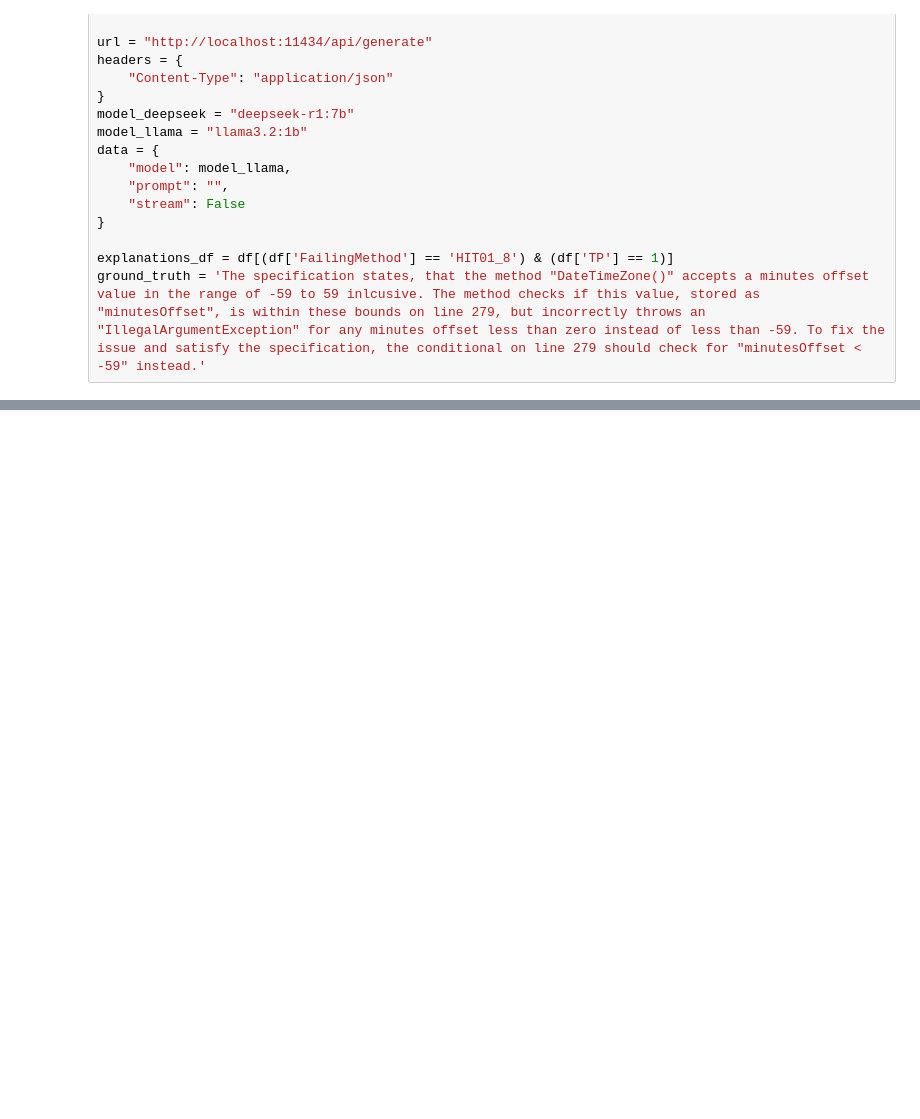
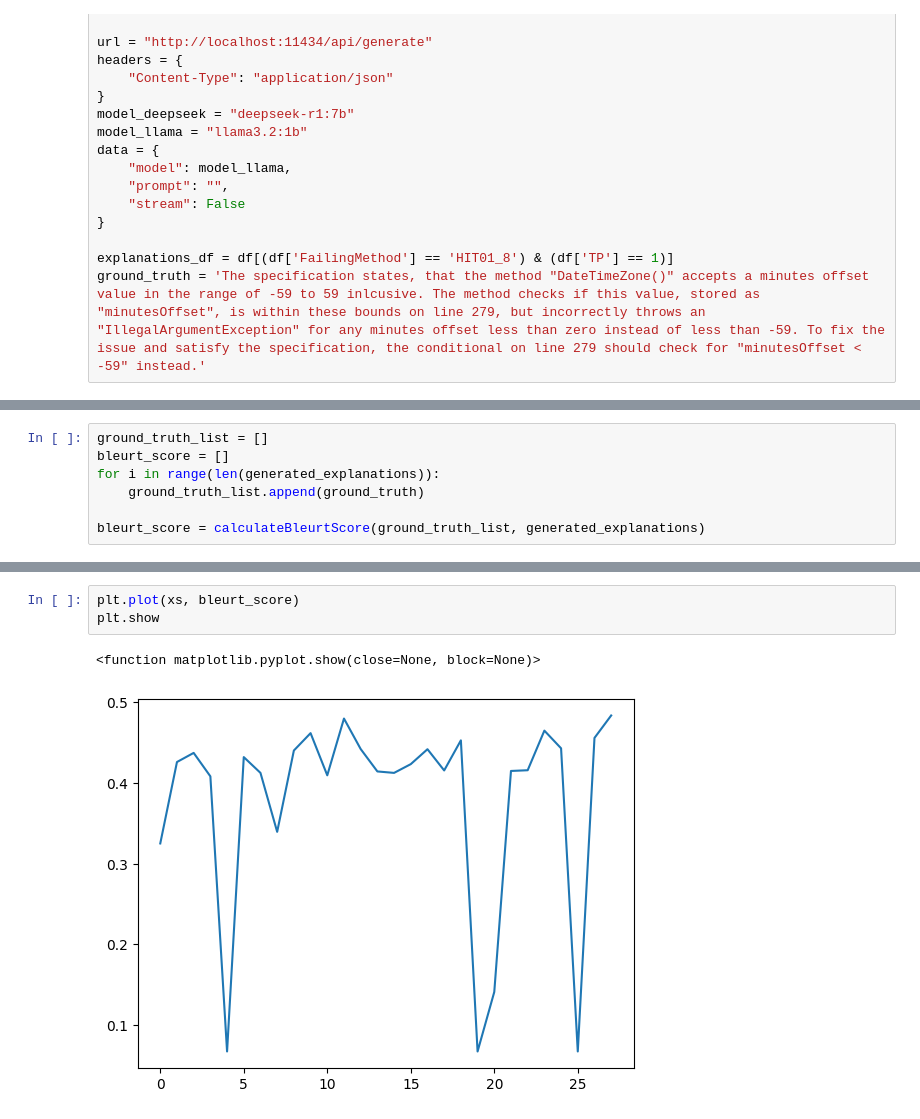
Before and after one commit to hpi-sam/ASE-GenAI, a Jupyter notebook: David-Christian/Assignment3/Assignment3.ipynb, the cells around one changed output, grey strips where cells are left out. Drawn from its saved outputs; the diff is of its cells as text; blank space fills up the shorter version.

```diff
--- a/David-Christian/Assignment3/Assignment3.ipynb
+++ b/David-Christian/Assignment3/Assignment3.ipynb
@@ -282,0 +325,7 @@ This change ensures that both negative minutes and hours are validated, making t
+# %%
+ground_truth_list = []
+bleurt_score = []
+for i in range(len(generated_explanations)):
+    ground_truth_list.append(ground_truth)
+
+bleurt_score = calculateBleurtScore(ground_truth_list, generated_explanations)
@@ -282,0 +413,6 @@ This change ensures that both negative minutes and hours are validated, making t
+# %%
+plt.plot(xs, bleurt_score)
+plt.show
+# %% [output]
+<function matplotlib.pyplot.show(close=None, block=None)>
+[figure, added]
```
Also changed, not shown: parts of 17 cells of this notebook, 1 other file.
